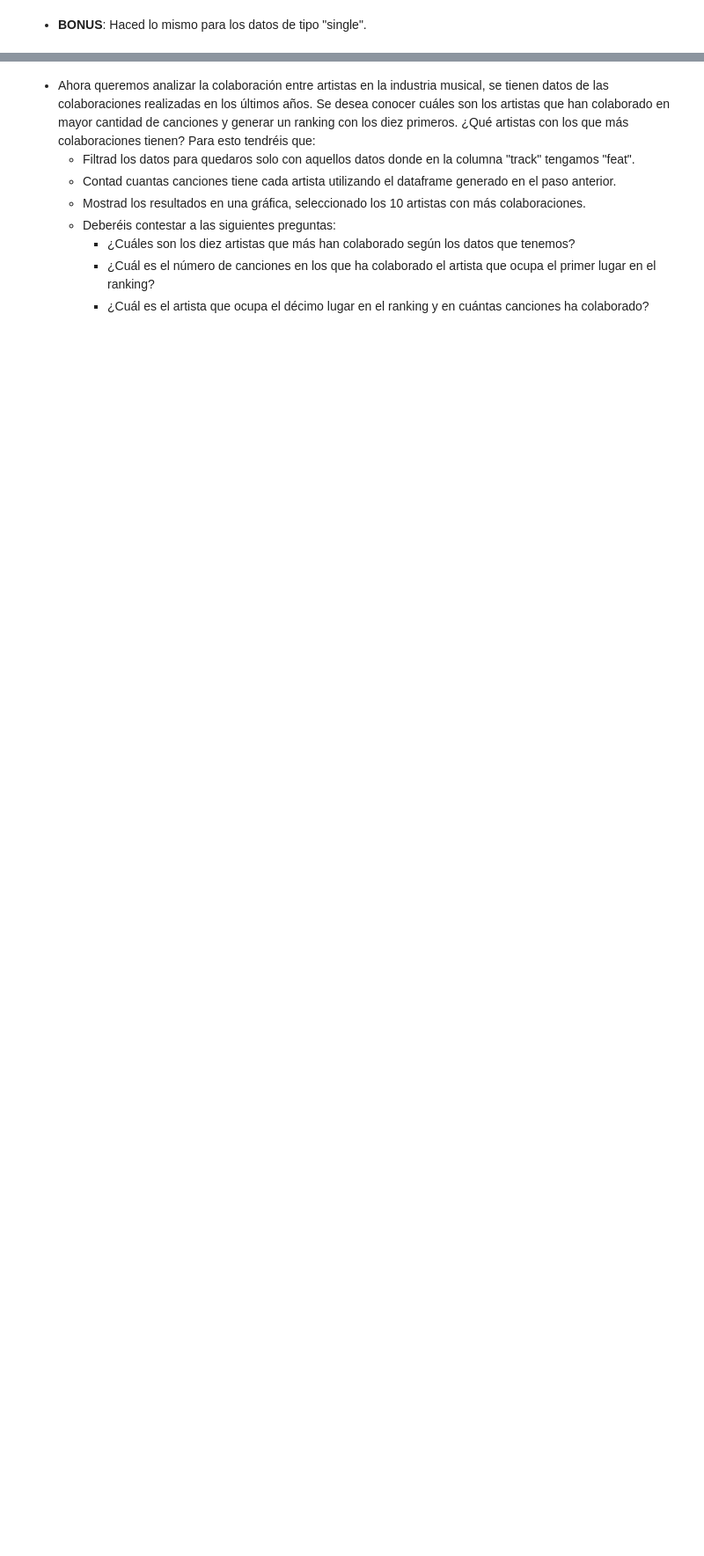
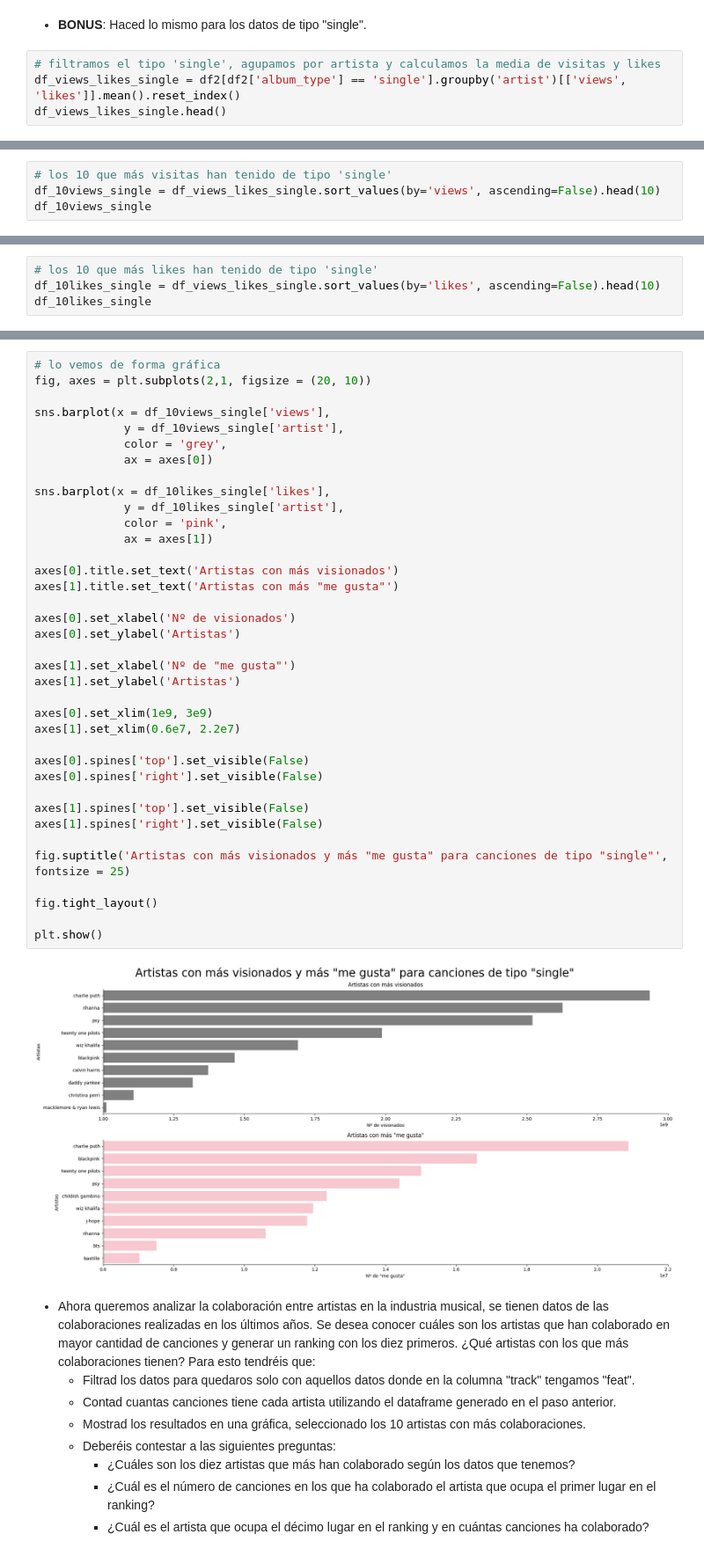
Before and after one commit to MaitaneP/adalab-da-evaluacion-modulo2-sprint1-MaitanePortilla, a Jupyter notebook: notebooks/evaluacion-mod-2-sprint-1-pandas.ipynb, the cells around one changed output, grey strips where cells are left out. Shown at 88% size. Drawn from its saved outputs; the diff is of its cells as text; blank space fills up the shorter version.

```diff
--- a/notebooks/evaluacion-mod-2-sprint-1-pandas.ipynb
+++ b/notebooks/evaluacion-mod-2-sprint-1-pandas.ipynb
@@ -536,3 +538,7 @@ fig.tight_layout()
 [figure]
 # %% [markdown]
 - **BONUS**: Haced lo mismo para los datos de tipo "single".
+# %%
+# filtramos el tipo 'single', agupamos por artista y calculamos la media de visitas y likes
+df_views_likes_single = df2[df2['album_type'] == 'single'].groupby('artist')[['views', 'likes']].mean().reset_index()
+df_views_likes_single.head()
@@ -538,0 +552,4 @@ fig.tight_layout()
+# %%
+# los 10 que más visitas han tenido de tipo 'single'
+df_10views_single = df_views_likes_single.sort_values(by='views', ascending=False).head(10)
+df_10views_single
@@ -538,0 +577,4 @@ fig.tight_layout()
+# %%
+# los 10 que más likes han tenido de tipo 'single'
+df_10likes_single = df_views_likes_single.sort_values(by='likes', ascending=False).head(10)
+df_10likes_single
@@ -539,3 +615,42 @@ fig.tight_layout()
+# %%
+# lo vemos de forma gráfica
+fig, axes = plt.subplots(2,1, figsize = (20, 10))
+
+sns.barplot(x = df_10views_single['views'],
+             y = df_10views_single['artist'],
+             color = 'grey',
+             ax = axes[0])
+
+sns.barplot(x = df_10likes_single['likes'],
+             y = df_10likes_single['artist'],
+             color = 'pink',
+             ax = axes[1])
+
+axes[0].title.set_text('Artistas con más visionados')
+axes[1].title.set_text('Artistas con más "me gusta"')
+
+axes[0].set_xlabel('Nº de visionados')
+axes[0].set_ylabel('Artistas')
+
+axes[1].set_xlabel('Nº de "me gusta"')
+axes[1].set_ylabel('Artistas')
+
+axes[0].set_xlim(1e9, 3e9)
+axes[1].set_xlim(0.6e7, 2.2e7)
+
+axes[0].spines['top'].set_visible(False)
+axes[0].spines['right'].set_visible(False)
+
+axes[1].spines['top'].set_visible(False)
+axes[1].spines['right'].set_visible(False)
+
+fig.suptitle('Artistas con más visionados y más "me gusta" para canciones de tipo "single"', fontsize = 25)
+
+fig.tight_layout()
+
+plt.show()
+# %% [output]
+[figure, added]
 # %% [markdown]
 - Ahora queremos analizar la colaboración entre artistas en la industria musical, se tienen datos de las colaboraciones realizadas en los últimos años. Se desea conocer cuáles son los artistas que han colaborado en mayor cantidad de canciones y generar un ranking con los diez primeros. ¿Qué artistas con los que más colaboraciones tienen? Para esto tendréis que:
     - Filtrad los datos para quedaros solo con aquellos datos donde en la columna "track" tengamos "feat".
```
Also changed, not shown: parts of 20 cells of this notebook, 3 other files.
